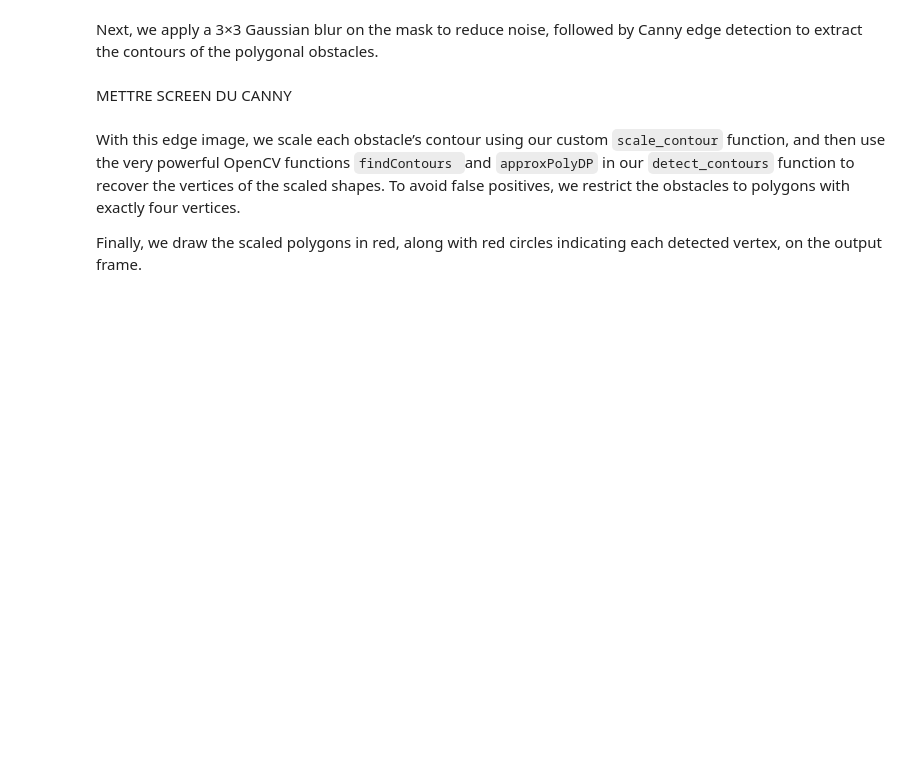
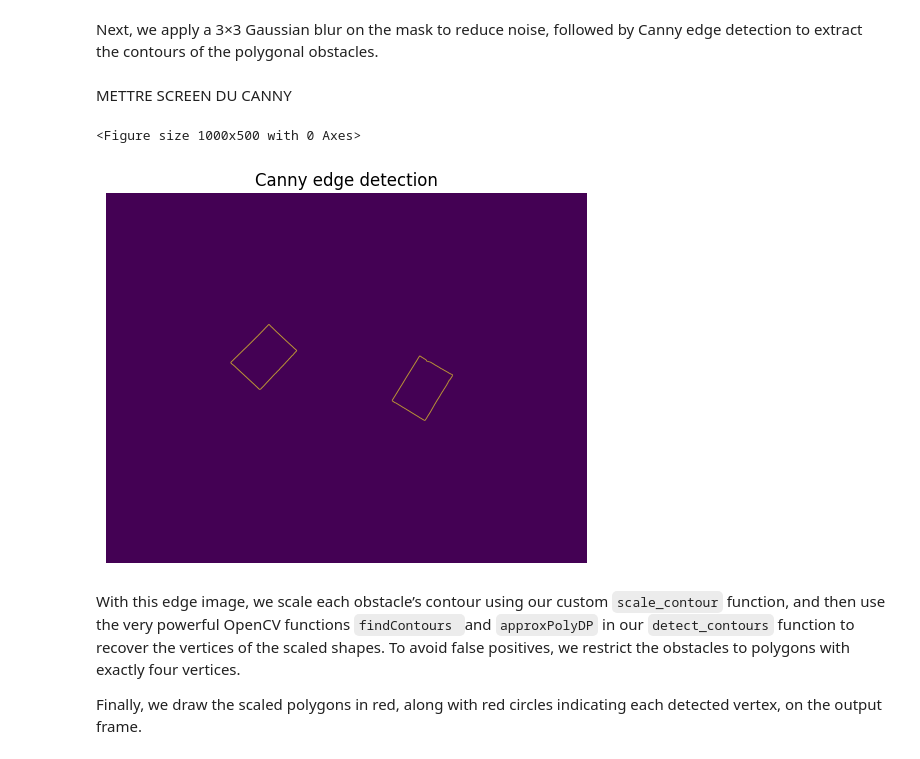
Before and after one commit to kahiar/project-BOMR-T37, a Jupyter notebook: project.ipynb, the cells around one changed output. Drawn from its saved outputs; the diff is of its cells as text; code cells hidden in the pictures; blank space fills up the shorter version.

```diff
--- a/project.ipynb
+++ b/project.ipynb
@@ -126,6 +158,22 @@ METTRE PHOTO DU MASK
 Next, we apply a 3×3 Gaussian blur on the mask to reduce noise, followed by Canny edge detection to extract the contours of the polygonal obstacles.
 # %% [markdown]
 METTRE SCREEN DU CANNY
+# %%
+from code_for_report import process_image
+
+edges = process_image(mask)
+image_rgb = cv2.cvtColor(image, cv2.COLOR_BGR2RGB)
+
+plt.figure(figsize=(10, 5))
+
+plt.figure()
+plt.imshow(edges, cmap='viridis')
+plt.axis('off')
+plt.title("Canny edge detection")
+plt.show()
+# %% [output]
+<Figure size 1000x500 with 0 Axes>
+[figure, added]
 # %% [markdown]
 With this edge image, we scale each obstacle’s contour using our custom `scale_contour` function, and then use the very powerful OpenCV functions `findContours `and `approxPolyDP` in our `detect_contours` function to recover the vertices of the scaled shapes. To avoid false positives, we restrict the obstacles to polygons with exactly four vertices.
 
```
Also changed, not shown: parts of 5 cells of this notebook, 2 other files.
